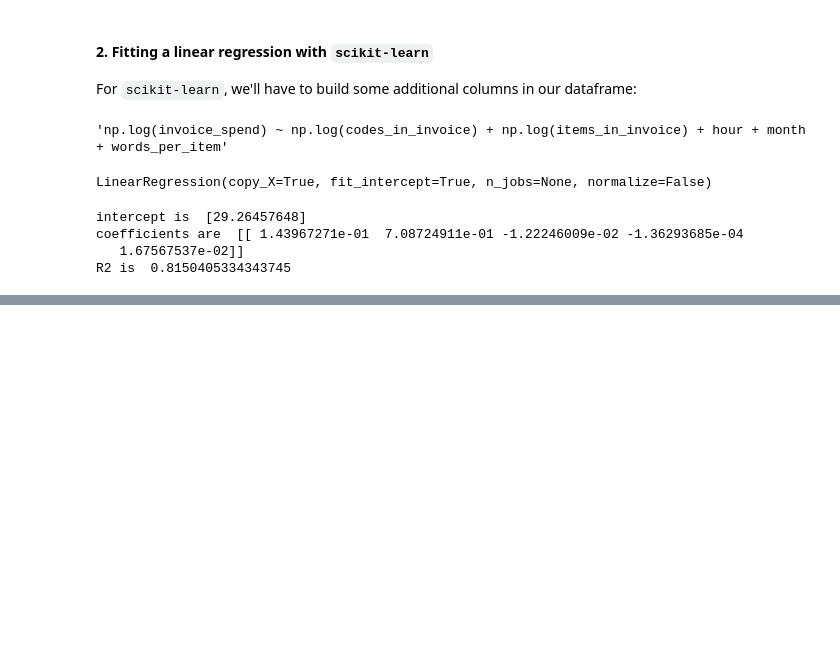
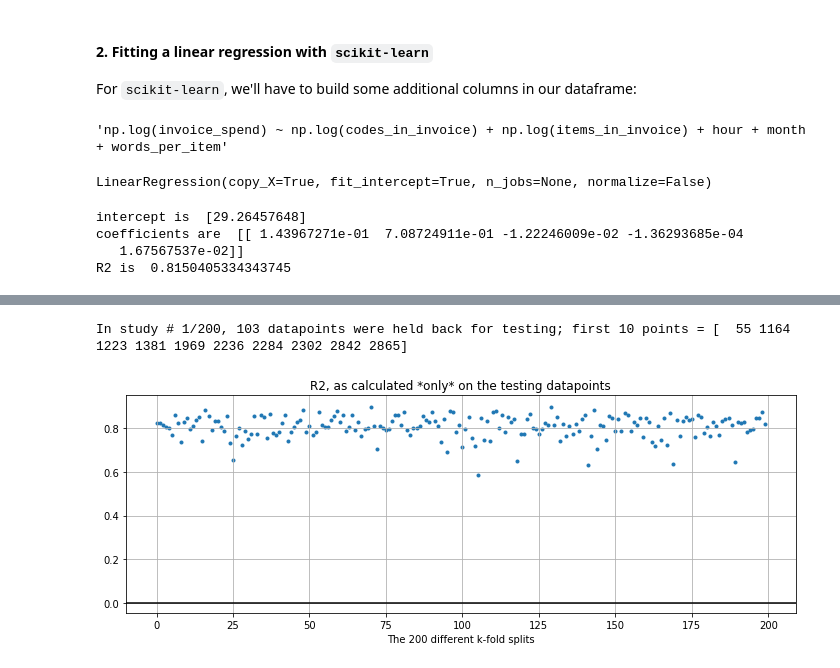
Before and after one commit to jeremy-large/ox-sbs-ml-bd, a Jupyter notebook: notebooks/class_2.ipynb, the cells around one changed output, grey strips where cells are left out. Cells and saved outputs as stored; diff of their text form; code cells hidden in the pictures; blank space fills up the shorter version.

```diff
--- a/notebooks/class_2.ipynb
+++ b/notebooks/class_2.ipynb
@@ -30,6 +30,7 @@
 %load_ext autoreload
 %autoreload 2
 %pylab inline
+plt.rcParams['figure.figsize'] = [12, 4]
 
 import sys, os
 import logging
@@ -307,0 +370,6 @@ reg = LinearRegression()
+# %%
+scores = train_n_test(X, y, 200, verbose=False)
+mfe_r2_diag(scores)
+# %% [output]
+In study # 1/200, 103 datapoints were held back for testing; first 10 points = [  55 1164 1223 1381 1969 2236 2284 2302 2842 2865]
+[figure, added]
```
Also changed, not shown: parts of 26 cells of this notebook.
